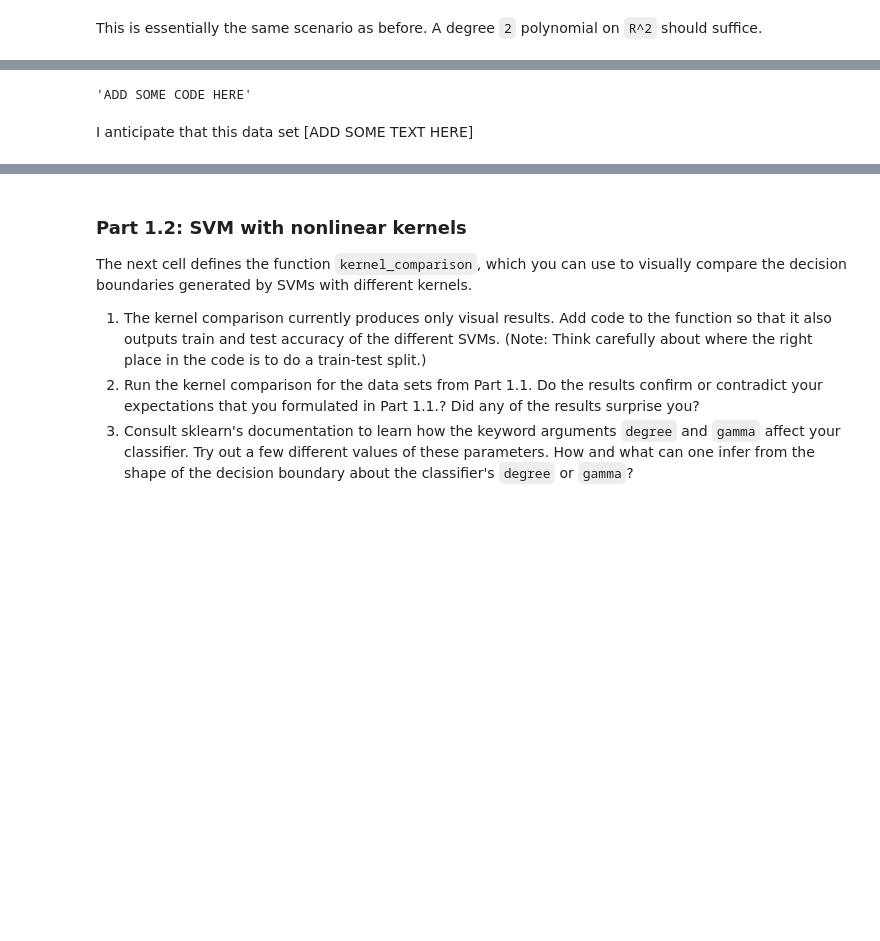
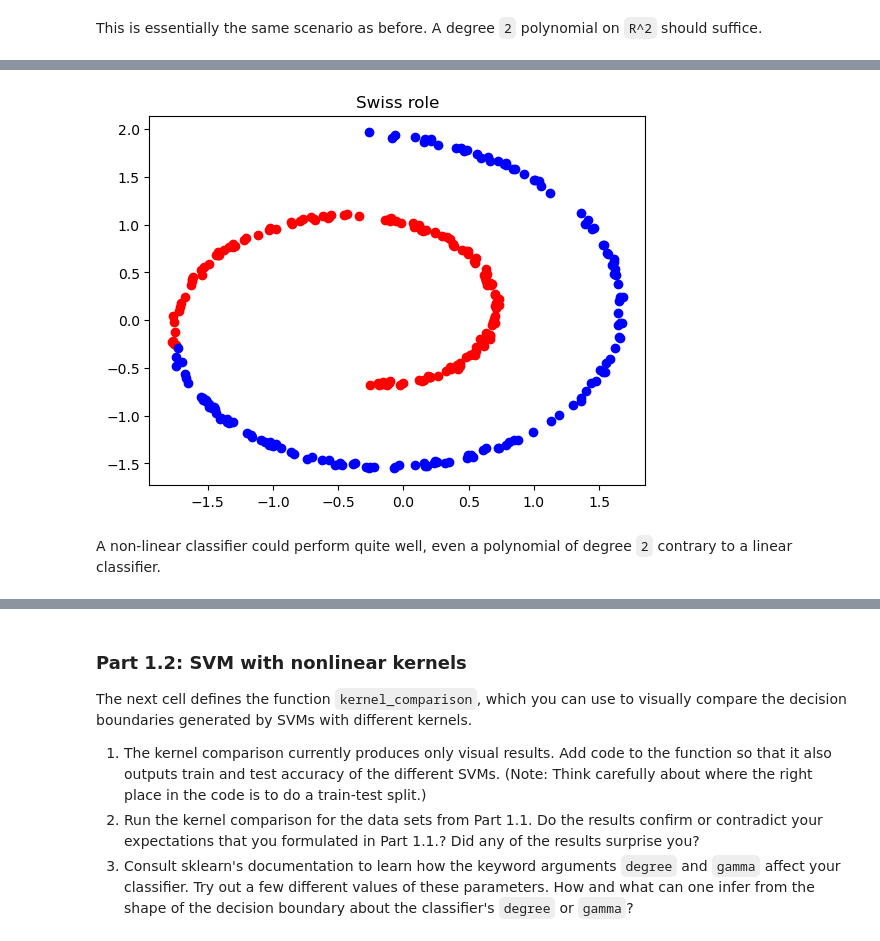
Before and after one commit to Raikhen/mathematics-and-ai, a Jupyter notebook: weekly-projects/week5/Homework 5.ipynb, the cells around one changed output, grey strips where cells are left out. Saved outputs shown, nothing was run; the diff lists cells and outputs as text; code cells hidden in the pictures; blank space fills up the shorter version.

```diff
--- a/weekly-projects/week5/Homework 5.ipynb
+++ b/weekly-projects/week5/Homework 5.ipynb
@@ -168,9 +155,9 @@ I anticipate that this data set [ADD SOME TEXT HERE]
 # %%
 # Generate and visualize swiss role with 2 split sets
-'''ADD SOME CODE HERE'''
+plot_dataset('swiss', 'Swiss role', split = 2)
 # %% [output]
-'ADD SOME CODE HERE'
+[figure, added]
 # %% [markdown]
-I anticipate that this data set [ADD SOME TEXT HERE]
+A non-linear classifier could perform quite well, even a polynomial of degree `2` contrary to a linear classifier.
 # %%
 # Generate and visualize S curve with 2 split sets
```
Also changed, not shown: parts of 18 cells of this notebook.
